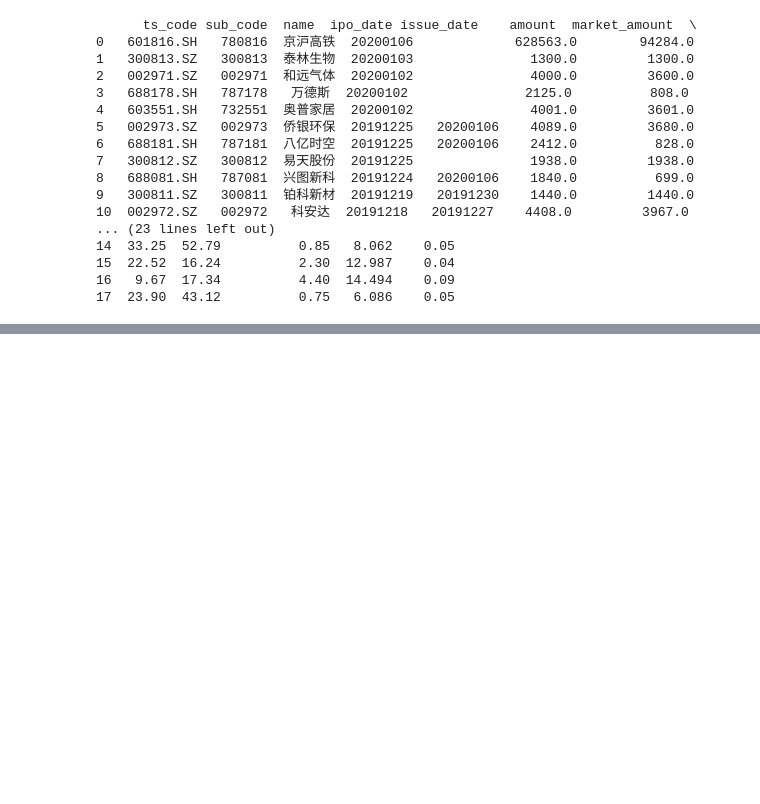
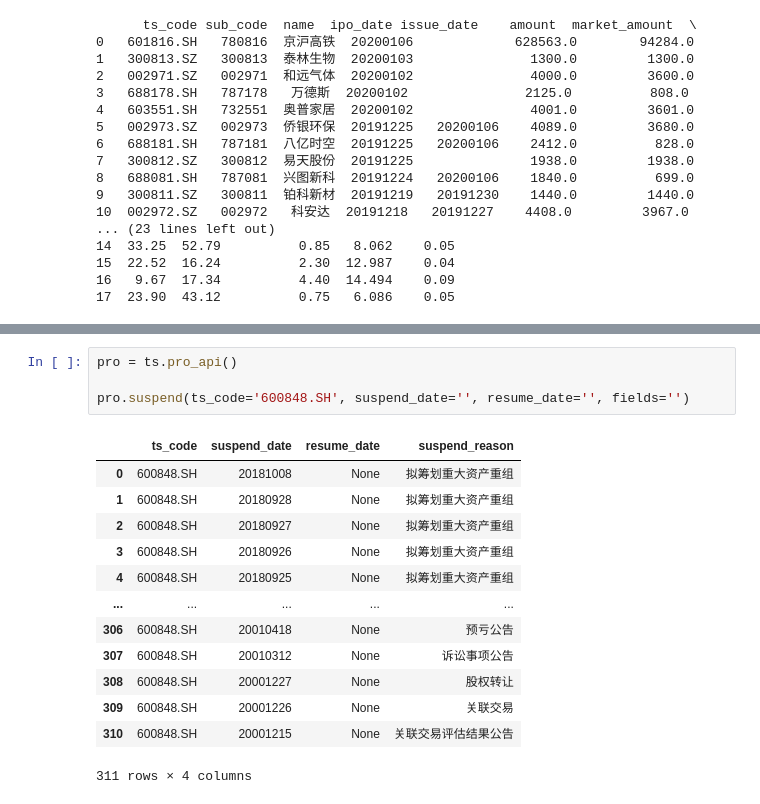
Before and after one commit to luzihang123/practice, a Jupyter notebook: stock_quant/tushare.py.ipynb, the cells around one changed output, grey strips where cells are left out. Drawn from its saved outputs; the diff is of its cells as text; blank space fills up the shorter version.

```diff
--- a/stock_quant/tushare.py.ipynb
+++ b/stock_quant/tushare.py.ipynb
@@ -308,0 +427,18 @@ print(df)
+# %%
+pro = ts.pro_api()
+
+pro.suspend(ts_code='600848.SH', suspend_date='', resume_date='', fields='')
+# %% [output]
+|  | ts_code | suspend_date | resume_date | suspend_reason |
+| 0 | 600848.SH | 20181008 | None | 拟筹划重大资产重组 |
+| 1 | 600848.SH | 20180928 | None | 拟筹划重大资产重组 |
+| 2 | 600848.SH | 20180927 | None | 拟筹划重大资产重组 |
+| 3 | 600848.SH | 20180926 | None | 拟筹划重大资产重组 |
+| 4 | 600848.SH | 20180925 | None | 拟筹划重大资产重组 |
+| ... | ... | ... | ... | ... |
+| 306 | 600848.SH | 20010418 | None | 预亏公告 |
+| 307 | 600848.SH | 20010312 | None | 诉讼事项公告 |
+| 308 | 600848.SH | 20001227 | None | 股权转让 |
+| 309 | 600848.SH | 20001226 | None | 关联交易 |
+| 310 | 600848.SH | 20001215 | None | 关联交易评估结果公告 |
+311 rows × 4 columns
```
Also changed, not shown: parts of 6 cells of this notebook, 1 other file.
